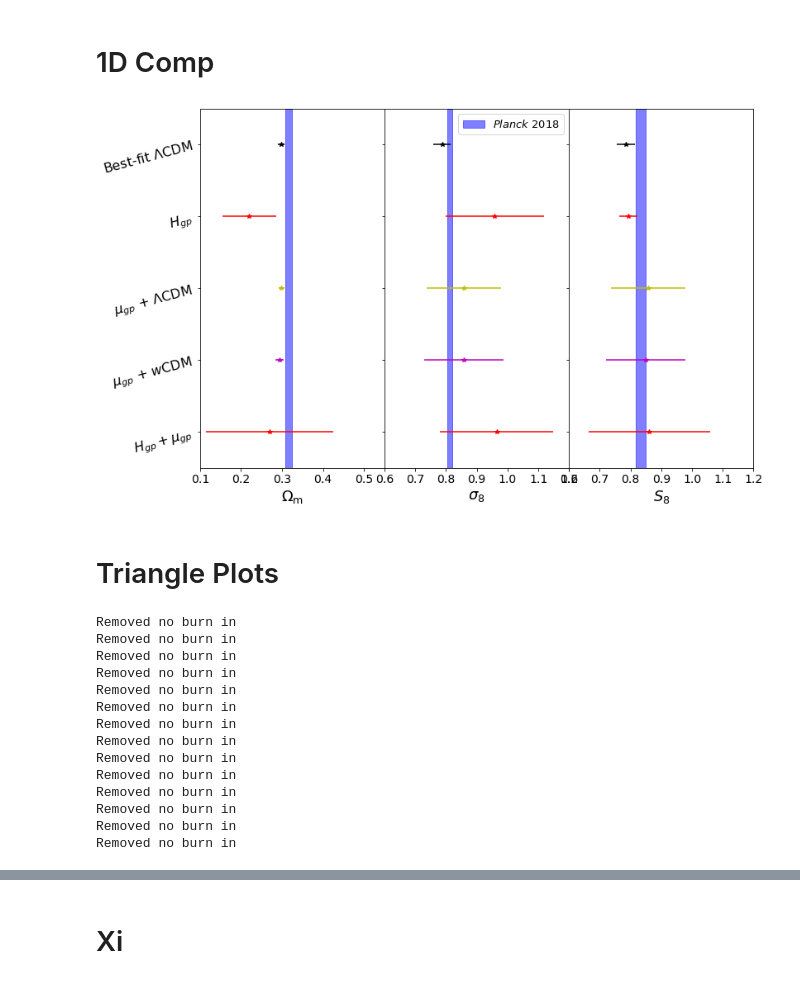
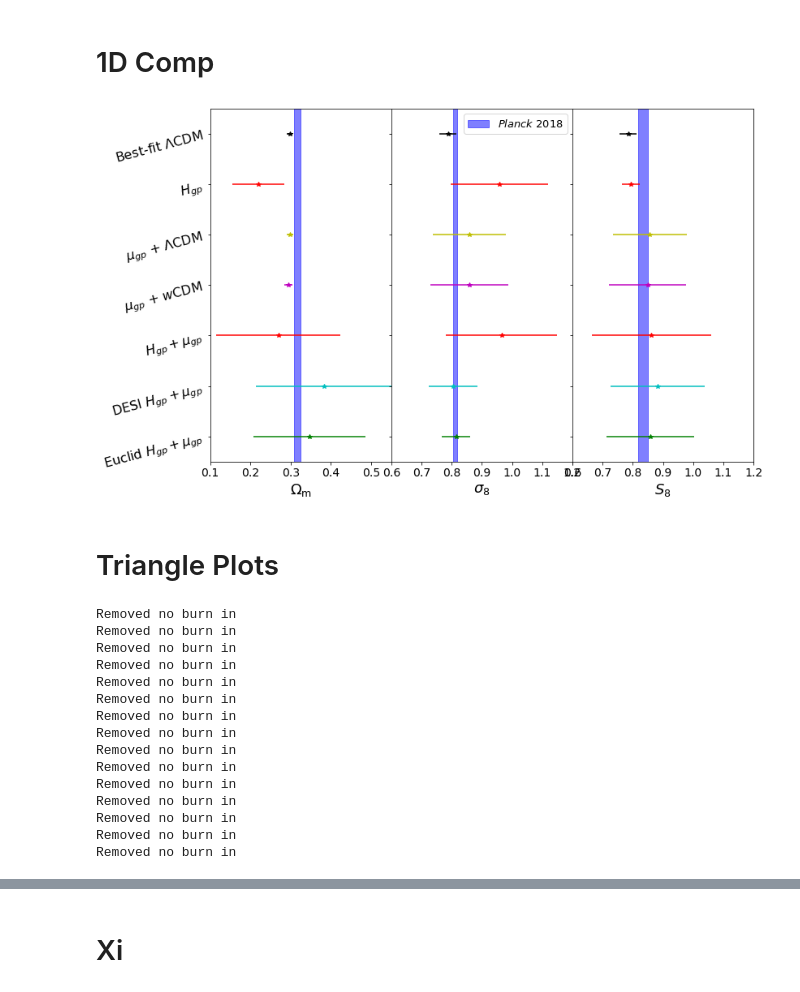
Before and after one commit to JaimeRZP/Growz, a Jupyter notebook: notebooks/plotting_Xi.ipynb, the cells around one changed output, grey strips where cells are left out. Saved outputs shown, nothing was run; the diff lists cells and outputs as text; code cells hidden in the pictures.

```diff
--- a/notebooks/plotting_Xi.ipynb
+++ b/notebooks/plotting_Xi.ipynb
@@ -182,11 +226,10 @@ def get_m_s(rows):
 # %%
 path = '/home/jaime/PhD/Growz/data/outputs/LCDM/'
 fiducial_LCDM = np.load(os.path.join(path,'LCDM_All_CMB_Planck_10000_10000/samples.npz'))
-DESI_LCDM = np.load(os.path.join(path,'LCDM_DESI_CMB_Planck_1000_1000/samples.npz'))
-newDESI_LCDM = np.load(os.path.join(path,'LCDM_DESI_CMB_Planck_1003_1003/samples.npz'))
-DESIfs_LCDM = np.load(os.path.join(path,'LCDM_DESIfs_CMB_Planck_1003_1003/samples.npz'))
-Euclid_LCDM = np.load(os.path.join(path,'LCDM_Euclid_CMB_Planck_1003_1003/samples.npz'))
-WFIRST_LCDM = np.load(os.path.join(path,'LCDM_WFIRST_CMB_Planck_1003_1003/samples.npz'))
+DESI_LCDM = np.load(os.path.join(path,'LCDM_DESI_CMB_Planck_1002_1002/samples.npz'))
+DESIfs_LCDM = np.load(os.path.join(path,'LCDM_DESIfs_CMB_Planck_1002_1002/samples.npz'))
+Euclid_LCDM = np.load(os.path.join(path,'LCDM_Euclid_CMB_Planck_1002_1002/samples.npz'))
+WFIRST_LCDM = np.load(os.path.join(path,'LCDM_WFIRST_CMB_Planck_1002_1002/samples.npz'))
 path = '/home/jaime/PhD/Growz/data/outputs/finals'
 H = np.load(os.path.join(path, 'All_CMB_Planck_95_2500_2500/samples.npz'))
 
@@ -196,8 +239,9 @@ Xi_wCDM = np.load(os.path.join(path,'All_CMB_best_fit_Xi_wCDM_3000_5000/samples.
 Xi_P18 = np.load(os.path.join(path,'All_gro_best_fit_Xi_P18_3000_5000/samples.npz'))
 Xi_P18_full = np.load(os.path.join(path,'All_gro_best_fit_Xi_P18_full_3000_7000/samples.npz'))
 HXi = np.load(os.path.join(path,'All_CMB_Planck_Xi_H_3000_5000/samples.npz'))
-DESI_HXi = np.load(os.path.join(path,'DESI_CMB_Planck_Xi_H_3000_5000/samples.npz'))
-DESI_2X_HXi = np.load(os.path.join(path,'DESI_CMB_X2_Planck_Xi_H_1500_1500/samples.npz'))
+DESI_HXi = np.load(os.path.join(path,'DESI_CMB_Planck_Xi_H_3000_7000/samples.npz'))
+Euclid_HXi = np.load(os.path.join(path,'Euclid_CMB_Planck_Xi_H_3000_7000/samples.npz'))
+DESIfs_HXi = np.load(os.path.join(path,'DESIfs_CMB_Planck_Xi_H_3000_7000/samples.npz'))
 
 ##Forecast
 #Desi
@@ -341,9 +385,9 @@ def table_numbers(samples, sample_names):
 
     return table
 # %%
-numbers = table_numbers([fiducial_LCDM,  H,  Xi_P18, Xi_LCDM, Xi_wCDM, HXi, DESI_HXi, DESI_2X_HXi],
+numbers = table_numbers([fiducial_LCDM,  H,  Xi_P18, Xi_LCDM, Xi_wCDM, HXi, DESI_HXi, Euclid_HXi, DESIfs_HXi],
               ['Best-fit $\Lambda$CDM', '$H_{gp}$', '$\mu_{gp} + P18$', '$\mu_{gp}$ + $\Lambda$CDM', '$\mu_{gp}$ + $w$CDM',
-              '$H_{gp}+\mu_{gp}$', 'DESI $H_{gp}+\mu_{gp}$', 'DESI 2X $H_{gp}+\mu_{gp}$'])
+              '$H_{gp}+\mu_{gp}$', 'DESI $H_{gp}+\mu_{gp}$', 'Euclid $H_{gp}+\mu_{gp}$', 'DESI fs $H_{gp}+\mu_{gp}$'])
 # %% [output]
 Best-fit $\Lambda$CDM
 n_H 0 +/- 0
@@ -415,12 +461,14 @@ runs = {'$\mu_{gp}+\Lambda CDM$': Xi_LCDM,
         '$\mu_{gp}+wCDM$': Xi_wCDM,
         '$H_{gp}+\mu_{gp}$': HXi,
         'DESI $H_{gp}+\mu_{gp}$': DESI_HXi,
-        'DESI 2X $H_{gp}+\mu_{gp}$': DESI_2X_HXi}
+        'Euclid $H_{gp}+\mu_{gp}$': Euclid_HXi,
+        'DESI fs $H_{gp}+\mu_{gp}$': DESIfs_HXi}
 fmts = {'$\mu_{gp}+\Lambda CDM$': 'b.',
         '$\mu_{gp}+wCDM$': 'm.',
         '$H_{gp}+\mu_{gp}$': 'r.',
         'DESI $H_{gp}+\mu_{gp}$': 'g.',
-        'DESI 2X $H_{gp}+\mu_{gp}$': 'b.' }
+        'Euclid $H_{gp}+\mu_{gp}$': 'k.',
+        'DESI fs $H_{gp}+\mu_{gp}$': 'b.' }
 
 for name in runs.keys():
     run = runs[name]
@@ -506,19 +573,25 @@ make_sig_sig_plot([Xi_P18_full, Xi_P18, Xi_LCDM, Xi_wCDM, HXi], Xi_P18_full,
 fig=plt.figure(figsize=(12,8))
 fig.subplots_adjust(wspace=0)
 
-my_yticks = ['Best-fit $\Lambda$CDM', '$H_{gp}$', '$\mu_{gp}$ + $\Lambda$CDM', '$\mu_{gp}$ + $w$CDM', '$H_{gp}+\mu_{gp}$']
+my_yticks = ['Best-fit $\Lambda$CDM', '$H_{gp}$', '$\mu_{gp}$ + $\Lambda$CDM',
+             '$\mu_{gp}$ + $w$CDM', '$H_{gp}+\mu_{gp}$', 'DESI $H_{gp}+\mu_{gp}$',
+             'Euclid $H_{gp}+\mu_{gp}$']
 
 fmts = {'Best-fit $\Lambda$CDM': 'k*',
         '$H_{gp}$': 'r*',
         '$\mu_{gp}$ + $\Lambda$CDM': 'y*',
         '$\mu_{gp}$ + $w$CDM': 'm*',
-        '$H_{gp}+\mu_{gp}$': 'r*'}
+        '$H_{gp}+\mu_{gp}$': 'r*',
+        'DESI $H_{gp}+\mu_{gp}$': 'c*',
+        'Euclid $H_{gp}+\mu_{gp}$': 'g*'}
 
 y = {'Best-fit $\Lambda$CDM': 0,
     '$H_{gp}$': 2,
     '$\mu_{gp}$ + $\Lambda$CDM': 4,
     '$\mu_{gp}$ + $w$CDM': 6,
-    '$H_{gp}+\mu_{gp}$': 8}
+    '$H_{gp}+\mu_{gp}$': 8,
+    'DESI $H_{gp}+\mu_{gp}$': 10,
+    'Euclid $H_{gp}+\mu_{gp}$': 12}
 
 ax1 = plt.subplot(131)
 label = r'$\Omega_{\rm{m}}$'
@@ -537,34 +610,34 @@ plt.xticks(fontsize=14)
 
 ax2 = plt.subplot(132, sharey = ax1)
 label = r'$\sigma_{\rm{8}}$'
 plt.axvspan(0.8120 - 0.0073, 0.8120 + 0.0073, alpha = 0.5, color='b',  label= r'$Planck$ 2018')
 for name in my_yticks:
     s8=numbers[name]['s80_m']
     s8_err=numbers[name]['s80_s']
     plt.errorbar( s8, y[name], xerr=np.transpose(s8_err), fmt=fmts[name])
 plt.xlabel(label, fontsize=18)
 plt.legend(loc = 1, prop={'size': 13})
 plt.axis([0.6, 1.2, y[my_yticks[-1]]+1 ,-1,])
 plt.setp( ax2.get_yticklabels(), visible=False)
 plt.xticks(fontsize=14)
 
 ax3 = plt.subplot(133, sharey = ax2)
 label = r'$S_{\rm{8}}$'
 plt.axvspan(0.834 - 0.016, 0.834 + 0.016, alpha = 0.5, color='b',  label= r'$Planck$ 2018')
 for name in my_yticks:
     S8=numbers[name]['S80_m']
     S8_err=numbers[name]['S80_s']
     plt.errorbar( S8, y[name], xerr=np.transpose(S8_err), fmt=fmts[name])
 plt.xlabel(label, fontsize=18)
 #plt.legend(loc = 1, prop={'size': 13})
 plt.axis([0.6, 1.2, y[my_yticks[-1]]+1 ,-1,])
 plt.setp( ax3.get_yticklabels(), visible=False)
 plt.xticks(fontsize=14)
 
 os.remove('/mnt/c/Users/Jaime/Desktop/PhD/beyond_gp_figures/1D_comp.pdf')
 plt.savefig('/mnt/c/Users/Jaime/Desktop/PhD/beyond_gp_figures/1D_comp.pdf')
 # %% [output]
-[figure, old version]
+[figure, new version]
 # %% [markdown]
 # Triangle Plots
 # %%
@@ -627,8 +700,10 @@ HXi_samples = make_samples(HXi, ['n_H', 'l_H', 'n_Xi', 'l_Xi', 'A0', 'H0_gp', 'O
                                 ranges, '$H_{gp}+\mu_{gp}$')
 DESI_HXi_samples = make_samples(DESI_HXi, ['n_H', 'l_H', 'n_Xi', 'l_Xi', 'A0', 'H0_gp', 'Omega_m', 's80', 'S80', 'rd'],
                                 ranges, 'DESI $H_{gp}+\mu_{gp}$')
-DESI_2X_HXi_samples = make_samples(DESI_2X_HXi, ['n_H', 'l_H', 'n_Xi', 'l_Xi', 'A0', 'H0_gp', 'Omega_m', 's80', 'S80', 'rd'],
-                                ranges, 'DESI 2X $H_{gp}+\mu_{gp}$')
+Euclid_HXi_samples = make_samples(Euclid_HXi, ['n_H', 'l_H', 'n_Xi', 'l_Xi', 'A0', 'H0_gp', 'Omega_m', 's80', 'S80', 'rd'],
+                                ranges, 'Euclid $H_{gp}+\mu_{gp}$')
+DESIfs_HXi_samples = make_samples(DESIfs_HXi, ['n_H', 'l_H', 'n_Xi', 'l_Xi', 'A0', 'H0_gp', 'Omega_m', 's80', 'S80', 'rd'],
+                                ranges, 'DESI fs $H_{gp}+\mu_{gp}$')
 # %% [output]
 Removed no burn in
 Removed no burn in
@@ -644,3 +719,4 @@ Removed no burn in
 Removed no burn in
 Removed no burn in
 Removed no burn in
+Removed no burn in
```
Also changed, not shown: parts of 32 cells of this notebook, 2 other files.
